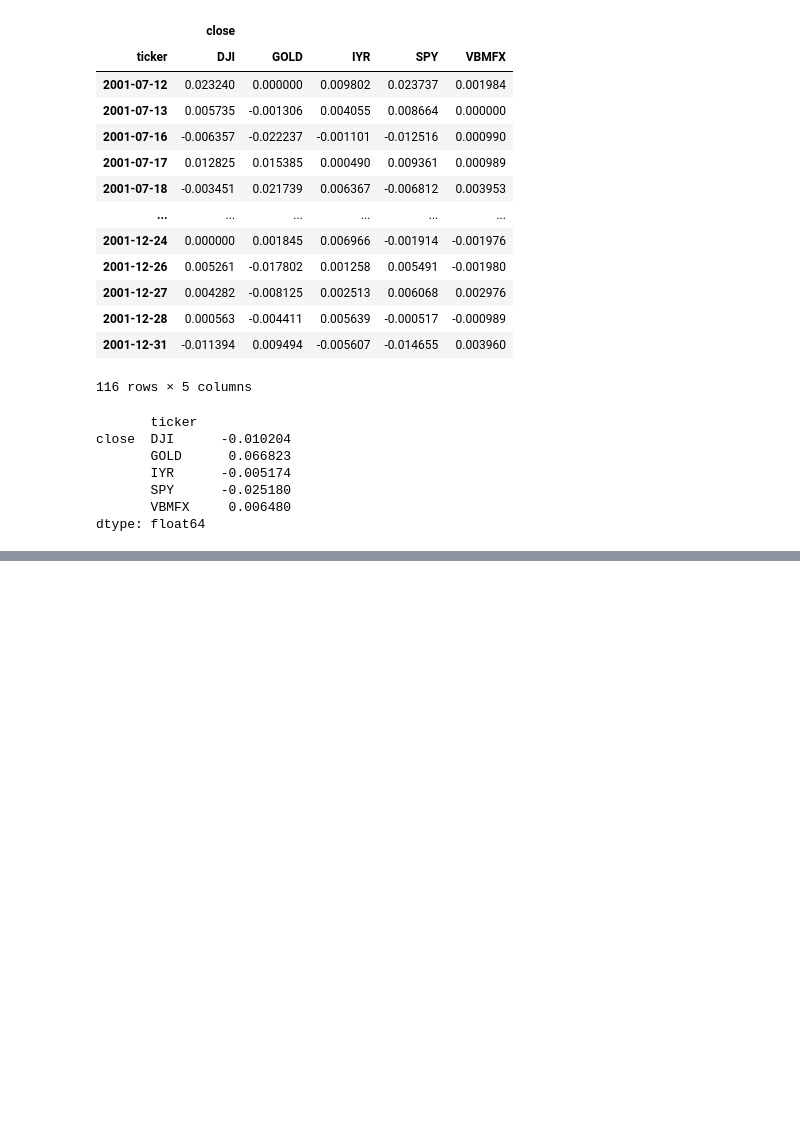
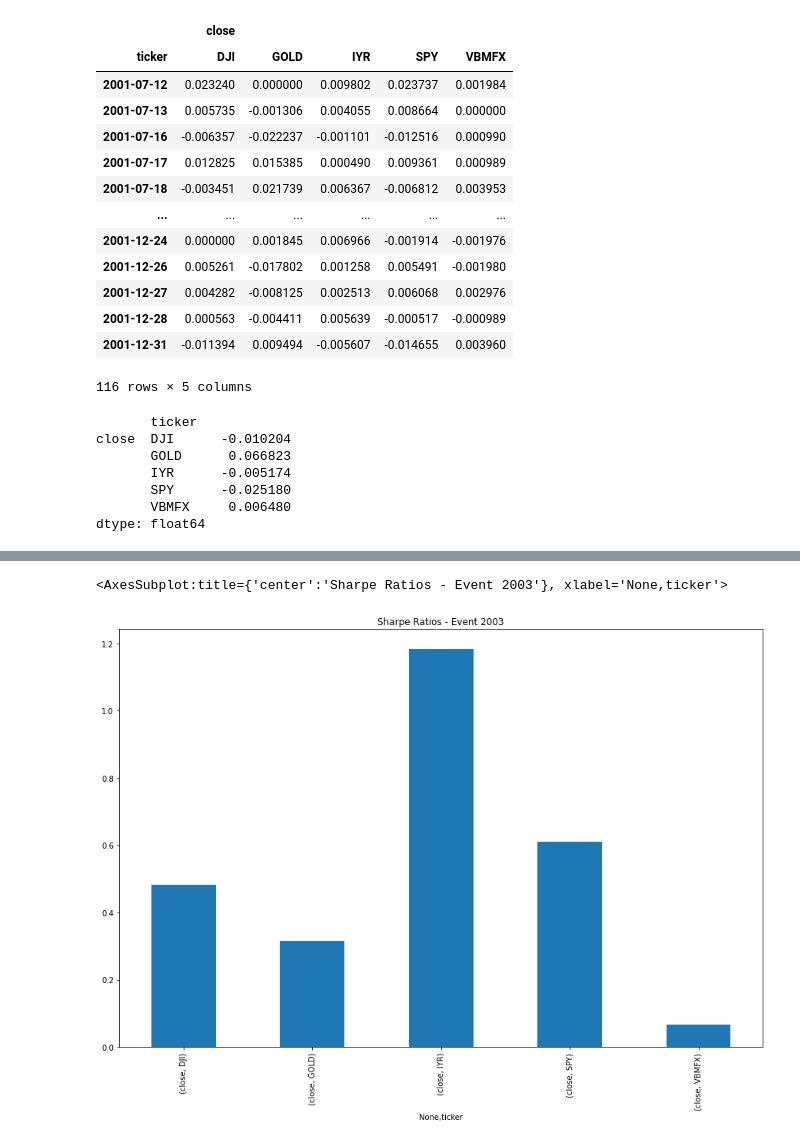
Before and after one commit to dcha314/project_1, a Jupyter notebook: baris_project1_draft.ipynb, the cells around one changed output, grey strips where cells are left out. Saved outputs shown, nothing was run; the diff lists cells and outputs as text; code cells hidden in the pictures; blank space fills up the shorter version.

```diff
--- a/baris_project1_draft.ipynb
+++ b/baris_project1_draft.ipynb
@@ -156,0 +232,3 @@ daily_returns_event_2001.plot(figsize=(25, 15), title="Daily Returns - Event 200
+# %%
+# Calculate daily returns using the combined portfolio
+daily_returns_event_2003 = event_2003.pct_change().dropna()
@@ -156,0 +252,4 @@ daily_returns_event_2001.plot(figsize=(25, 15), title="Daily Returns - Event 200
+# %%
+# To calculate the annualized average return of event_2001,
+trading_days_event_2003 = 125
+average_annual_return__event_2003 = daily_returns_event_2003.mean() * trading_days_event_2003
@@ -156,0 +266,5 @@ daily_returns_event_2001.plot(figsize=(25, 15), title="Daily Returns - Event 200
+# %%
+# To calculate the annualized standard deviation,
+# multiply the standard deviation (std) for the daily_returns_a_b DataFrame
+# by the square root (np.sqrt) of the number of trading days in the year
+annual_std_dev_event_2003 = daily_returns_event_2003.std() * np.sqrt(252)
@@ -156,0 +281,3 @@ daily_returns_event_2001.plot(figsize=(25, 15), title="Daily Returns - Event 200
+# %%
+# Calculate Sharpe Ratio by dividing the average annual return by the standard deviation
+sharpe_ratios_event_2003 = average_annual_return__event_2003 / annual_std_dev_event_2003
@@ -156,0 +294,6 @@ daily_returns_event_2001.plot(figsize=(25, 15), title="Daily Returns - Event 200
+# %%
+# Plotting the sharp ratios for securities
+sharpe_ratios_event_2003.plot.bar(figsize=(15, 10), title="Sharpe Ratios - Event 2003")
+# %% [output]
+<AxesSubplot:title={'center':'Sharpe Ratios - Event 2003'}, xlabel='None,ticker'>
+[figure, added]
```
Also changed, not shown: parts of 66 cells of this notebook.
